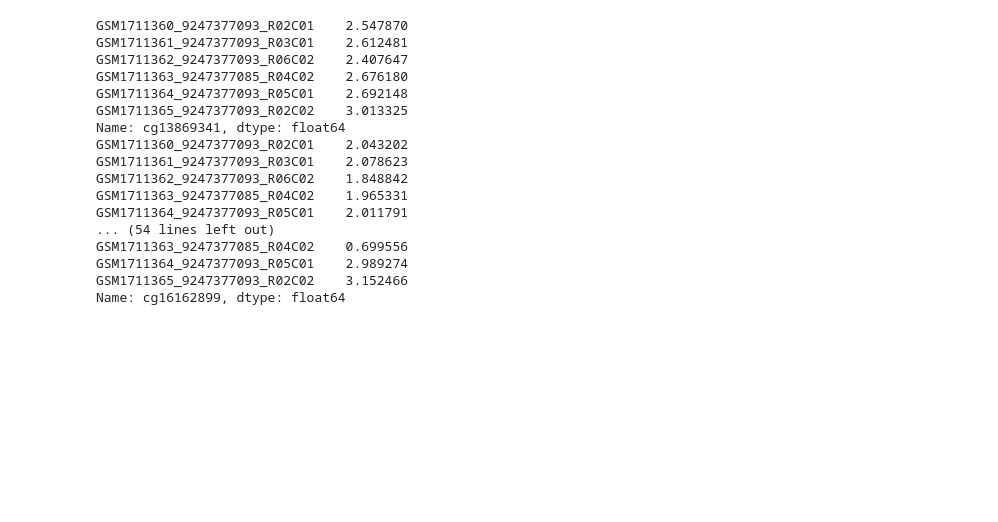
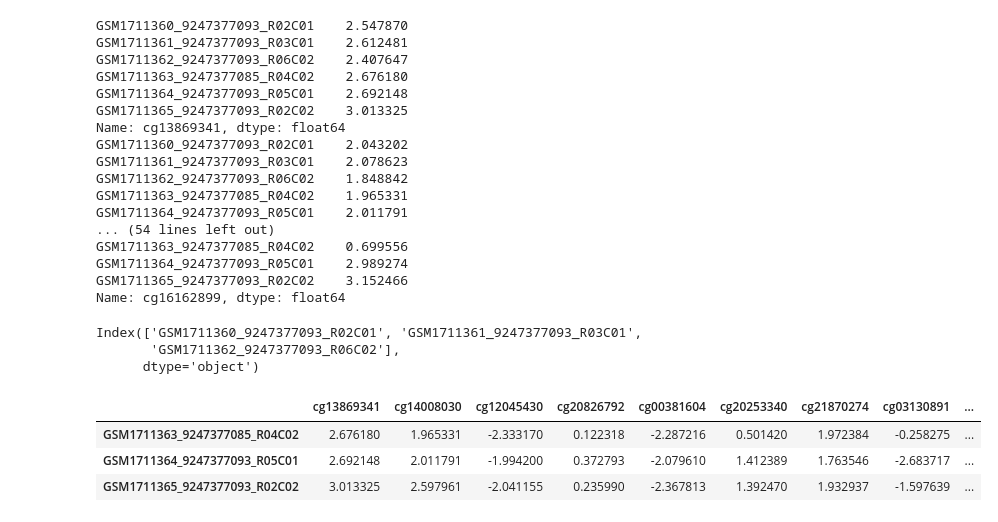
Before and after one commit to FoxoTech/methylize, a Jupyter notebook: dmpFinder_translation/Testing_dmpFinder_function.ipynb, the cells around one changed output. Drawn from its saved outputs; the diff is of its cells as text; code cells hidden in the pictures; blank space fills up the shorter version.

```diff
--- a/dmpFinder_translation/Testing_dmpFinder_function.ipynb
+++ b/dmpFinder_translation/Testing_dmpFinder_function.ipynb
@@ -380,3 +388,18 @@ GSM1711363_9247377085_R04C02    0.699556
 GSM1711364_9247377093_R05C01    2.989274
 GSM1711365_9247377093_R02C02    3.152466
 Name: cg16162899, dtype: float64
+# %%
+small_test.index[:3]
+# %% [output]
+Index(['GSM1711360_9247377093_R02C01', 'GSM1711361_9247377093_R03C01',
+       'GSM1711362_9247377093_R06C02'],
+      dtype='object')
+# %%
+small_test = small_test.drop(index=small_test.index[:3])
+# %%
+small_test
+# %% [output]
+|  | cg13869341 | cg14008030 | cg12045430 | cg20826792 | cg00381604 | cg20253340 | cg21870274 | cg03130891 | ... |
+| GSM1711363_9247377085_R04C02 | 2.676180 | 1.965331 | -2.333170 | 0.122318 | -2.287216 | 0.501420 | 1.972384 | -0.258275 | ... |
+| GSM1711364_9247377093_R05C01 | 2.692148 | 2.011791 | -1.994200 | 0.372793 | -2.079610 | 1.412389 | 1.763546 | -2.683717 | ... |
+| GSM1711365_9247377093_R02C02 | 3.013325 | 2.597961 | -2.041155 | 0.235990 | -2.367813 | 1.392470 | 1.932937 | -1.597639 | ... |
```
Also changed, not shown: parts of 2 cells of this notebook, 1 other file.
